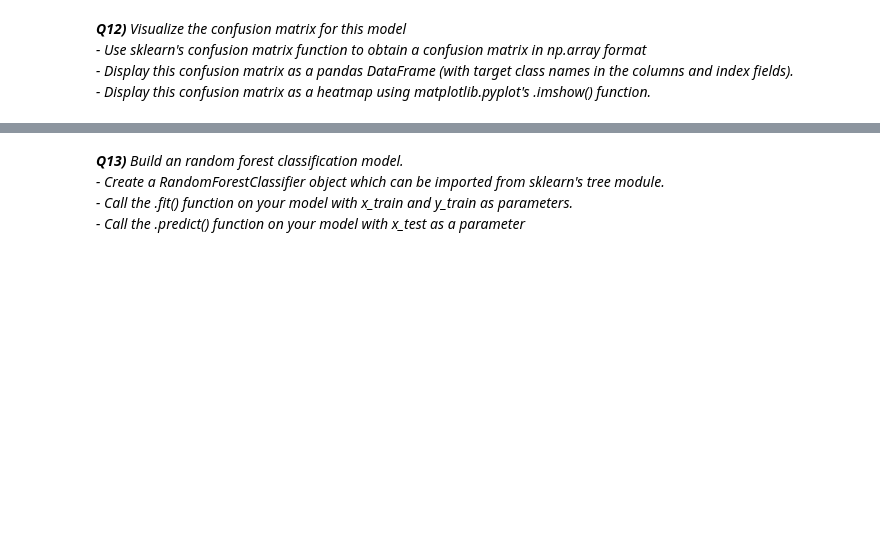
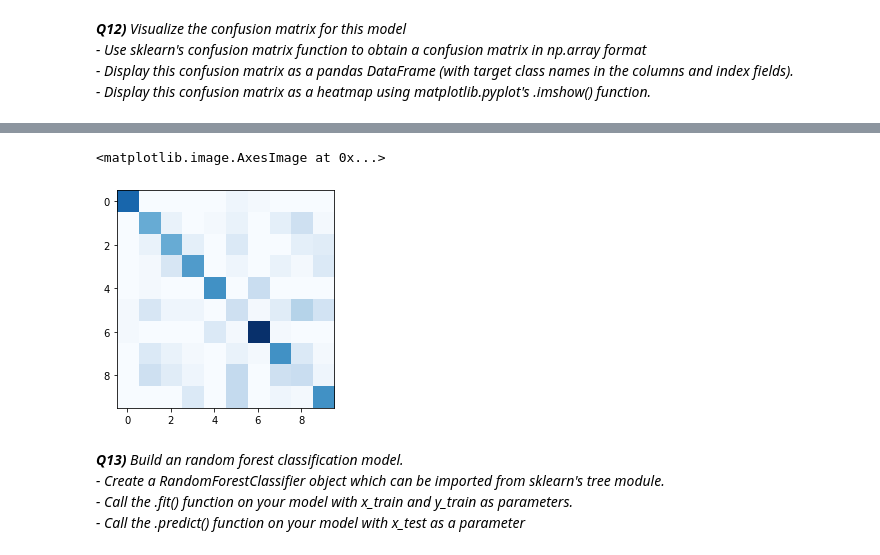
Before and after one commit to GarrettFaucher/CS254, a Jupyter notebook: Assignment3/Garrett_Faucher_Assignment3.ipynb, the cells around one changed output, grey strips where cells are left out. Drawn from its saved outputs; the diff is of its cells as text; code cells hidden in the pictures; blank space fills up the shorter version.

```diff
--- a/Assignment3/Garrett_Faucher_Assignment3.ipynb
+++ b/Assignment3/Garrett_Faucher_Assignment3.ipynb
@@ -137,9 +121,9 @@ weighted avg       0.58      0.59      0.58       450
 ## Part 2: Support Vector Machine, 20 Pts, 10 each
 *<strong>Q8)</strong> Build an SVM classification model.<br>- Create an SVC object which can be imported from sklearn's svm module.<br>- Call the .fit() function on your model with x_train and y_train as parameters.<br>- Call the .predict() function on your model with x_test as a parameter*
 # %%
-classifier = SVC()
-classifier.fit(X_train, y_train)
-y_predict = classifier.predict(X_test)
+svc = SVC()
+svc.fit(X_train, y_train)
+y_predict_svc = svc.predict(X_test)
 # %% [markdown]
 *<strong>Q9)</strong> Visualize the confusion matrix for this model<br>- Use sklearn's confusion matrix function to obtain a confusion matrix in np.array format<br>- Display this confusion matrix as a pandas DataFrame (with target class names in the columns and index fields).<br>- Display this confusion matrix as a heatmap using matplotlib.pyplot's .imshow() function.*
 # %%
@@ -169,5 +153,14 @@ plt.imshow(conf_matrix, interpolation='nearest', cmap=plt.cm.Blues)
 # %% [markdown]
 ## Part 3: Trees, 35 Pts, 7 each
 *<strong>Q11)</strong> Build an decision tree classification model.<br>- Create a DecisionTreeClassifier object which can be imported from sklearn's tree module.<br>- Call the .fit() function on your model with x_train and y_train as parameters.<br>- Call the .predict() function on your model with x_test as a parameter*
+# %%
+dcf = DecisionTreeClassifier()
+dcf.fit(X_train, y_train)
+y_predict_dcf = dcf.predict(X_test)
 # %% [markdown]
 *<strong>Q12)</strong> Visualize the confusion matrix for this model<br>- Use sklearn's confusion matrix function to obtain a confusion matrix in np.array format<br>- Display this confusion matrix as a pandas DataFrame (with target class names in the columns and index fields).<br>- Display this confusion matrix as a heatmap using matplotlib.pyplot's .imshow() function.*
+# %%
+conf_matrix_dcf = confusion_matrix(y_test, y_predict_dcf, labels=[0, 1, 2, 3, 4, 5, 6, 7, 8, 9])
+df = pd.DataFrame(data=conf_matrix_dcf)
+
+df
@@ -174,2 +179,7 @@ plt.imshow(conf_matrix, interpolation='nearest', cmap=plt.cm.Blues)
+# %%
+plt.imshow(conf_matrix_dcf, interpolation='nearest', cmap=plt.cm.Blues)
+# %% [output]
+<matplotlib.image.AxesImage at 0x...>
+[figure, added]
 # %% [markdown]
 *<strong>Q13)</strong> Build an random forest classification model.<br>- Create a RandomForestClassifier object which can be imported from sklearn's tree module.<br>- Call the .fit() function on your model with x_train and y_train as parameters.<br>- Call the .predict() function on your model with x_test as a parameter*
```
Also changed, not shown: parts of 10 cells of this notebook, 1 other file.
